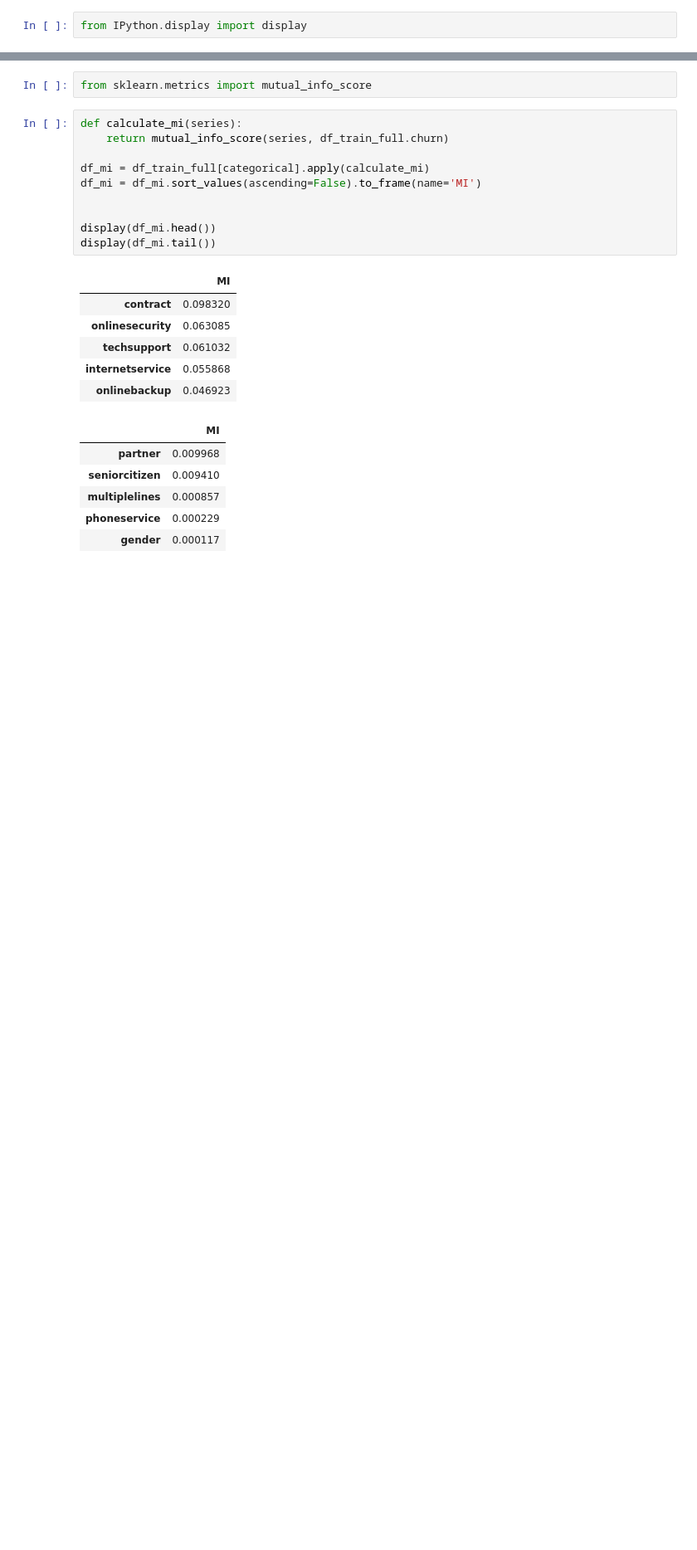
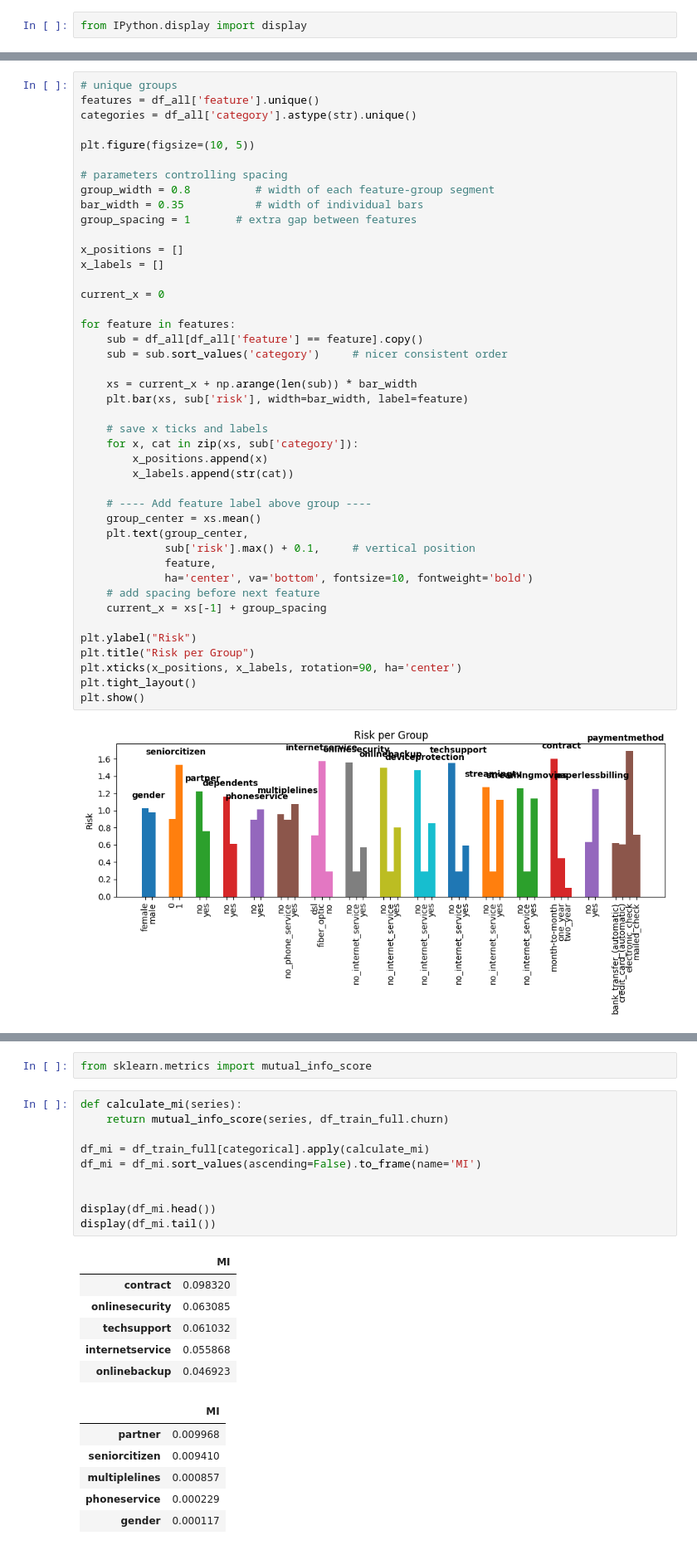
Before and after one commit to ekhlebus/ml-zoomcamp, a Jupyter notebook: 03-classification_churn_prediction/03-churn.ipynb, the cells around one changed output, grey strips where cells are left out. Shown: that part at 83% size. Drawn from its saved outputs; the diff is of its cells as text; blank space fills up the shorter version.

```diff
--- a/03-classification_churn_prediction/03-churn.ipynb
+++ b/03-classification_churn_prediction/03-churn.ipynb
@@ -427,0 +584,45 @@ for col in categorical:
+# %%
+# unique groups
+features = df_all['feature'].unique()
+categories = df_all['category'].astype(str).unique()
+
+plt.figure(figsize=(10, 5))
+
+# parameters controlling spacing
+group_width = 0.8          # width of each feature-group segment
+bar_width = 0.35           # width of individual bars
+group_spacing = 1       # extra gap between features
+
+x_positions = []
+x_labels = []
+
+current_x = 0
+
+for feature in features:
+    sub = df_all[df_all['feature'] == feature].copy()
+    sub = sub.sort_values('category')     # nicer consistent order
+
+    xs = current_x + np.arange(len(sub)) * bar_width
+    plt.bar(xs, sub['risk'], width=bar_width, label=feature)
+
+    # save x ticks and labels
+    for x, cat in zip(xs, sub['category']):
+        x_positions.append(x)
+        x_labels.append(str(cat))
+
+    # ---- Add feature label above group ----
+    group_center = xs.mean()
+    plt.text(group_center,
+             sub['risk'].max() + 0.1,     # vertical position
+             feature,
+             ha='center', va='bottom', fontsize=10, fontweight='bold')
+    # add spacing before next feature
+    current_x = xs[-1] + group_spacing
+
+plt.ylabel("Risk")
+plt.title("Risk per Group")
+plt.xticks(x_positions, x_labels, rotation=90, ha='center')
+plt.tight_layout()
+plt.show()
+# %% [output]
+[figure, added]
```
Also changed, not shown: parts of 51 cells of this notebook, 1 other file.
